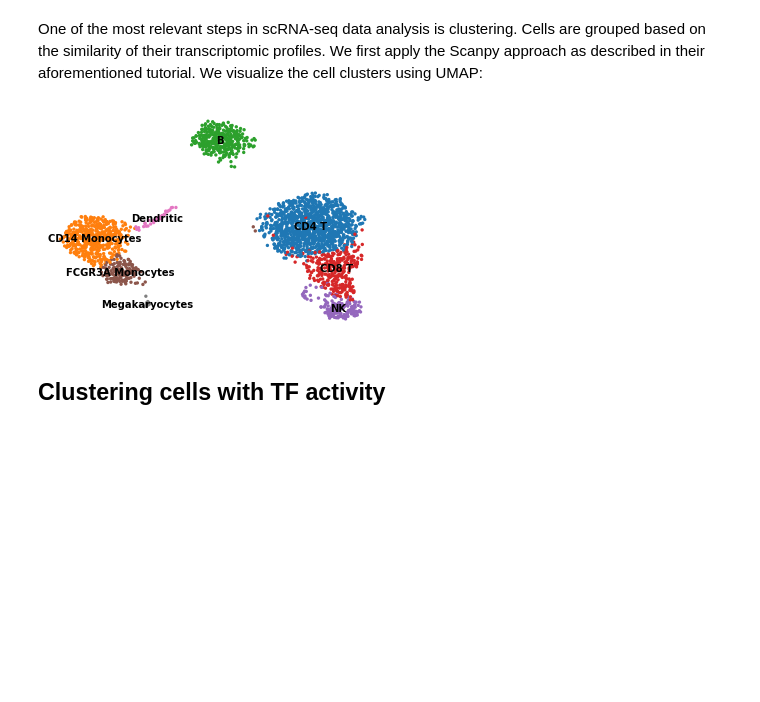
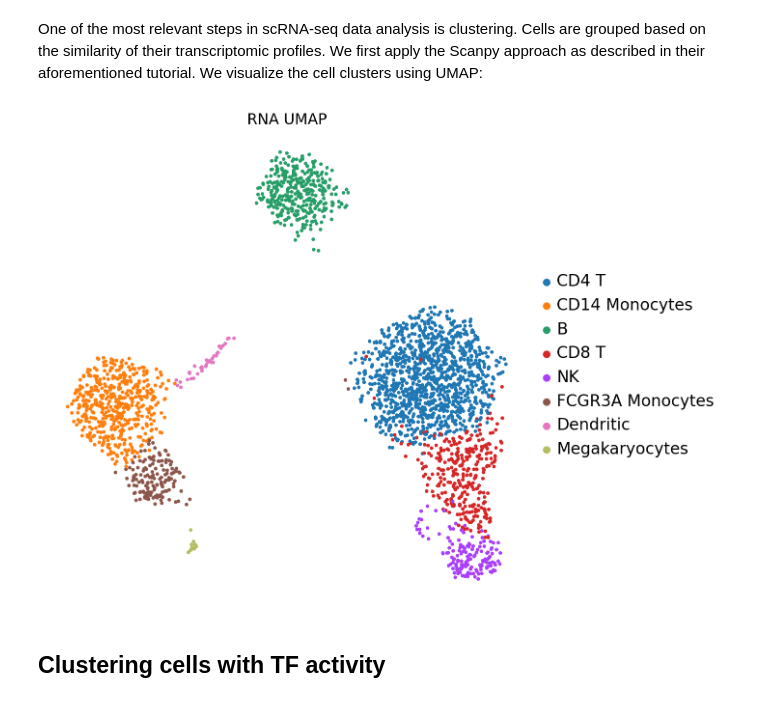
Before and after one commit to saezlab/dorothea-py, a Jupyter notebook: example/single_cell_vignette.ipynb, the cells around one changed output. Saved outputs shown, nothing was run; the diff lists cells and outputs as text; code cells hidden in the pictures; blank space fills up the shorter version.

```diff
--- a/example/single_cell_vignette.ipynb
+++ b/example/single_cell_vignette.ipynb
@@ -106,8 +95,10 @@ new_cluster_names = [
 adata.rename_categories('leiden', new_cluster_names)
 # %%
-sc.pl.umap(adata, color='leiden', legend_loc='on data', title='', frameon=False)
+sc.set_figure_params(figsize=(8,8))
+sc.pl.umap(adata, color='leiden', title='RNA UMAP',
+           frameon=False, legend_fontweight='normal', legend_fontsize=15)
 # %% [output]
-[figure, old version]
+[figure, new version]
 # %% [markdown]
 ## Clustering cells with TF activity
 # %% [markdown]
```
Also changed, not shown: parts of 14 cells of this notebook, 2 other files.
